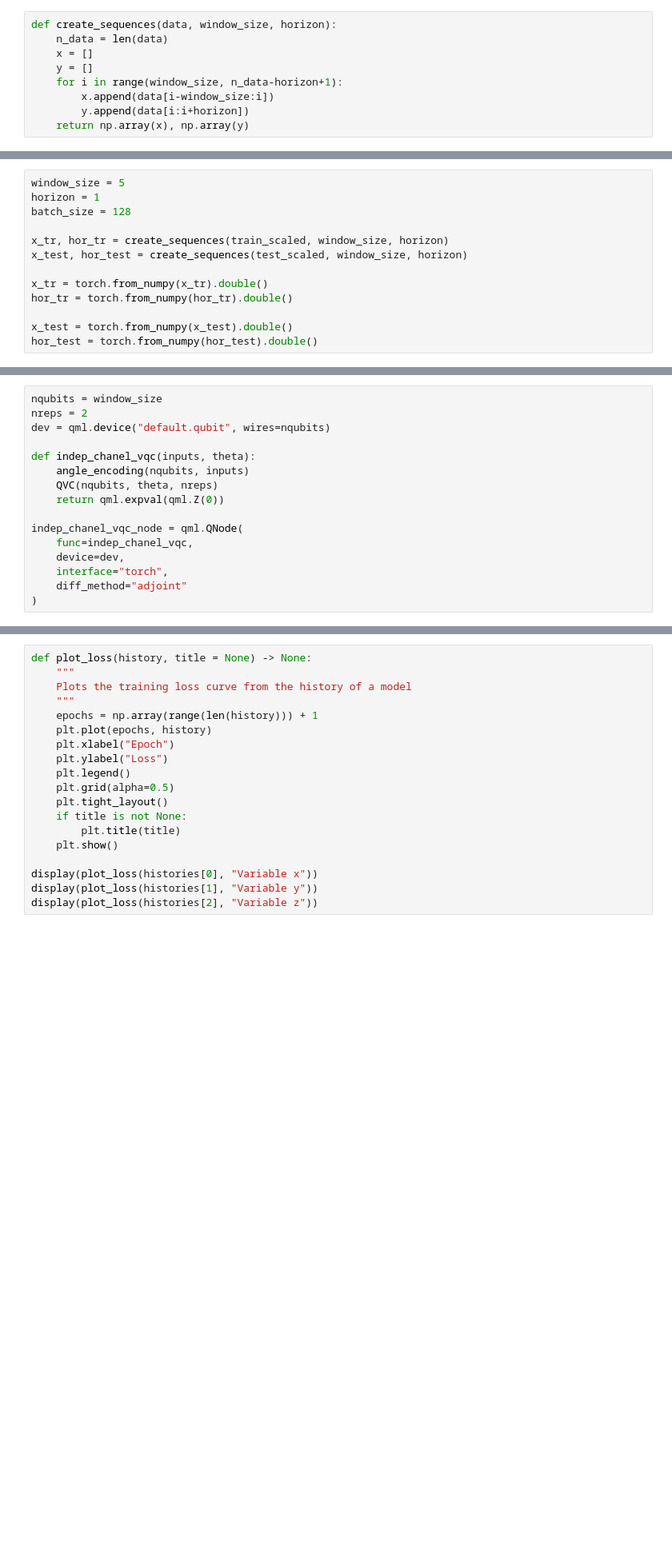
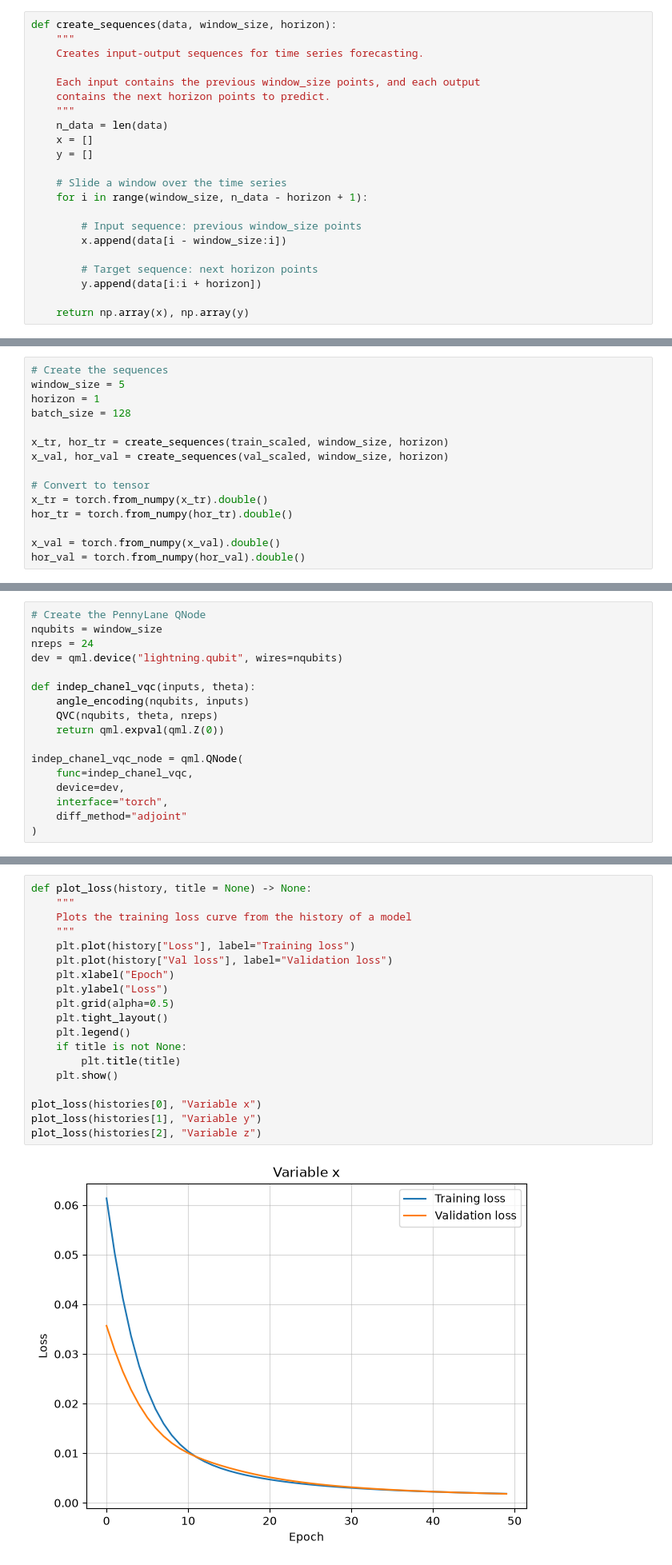
Before and after one commit to mariomeendezz/QML-for-multivariate-time-series-forecasting, a Jupyter notebook: main.ipynb, the cells around one changed output, grey strips where cells are left out. Shown at 80% size. Cells and saved outputs as stored; diff of their text form; blank space fills up the shorter version.

```diff
--- a/main.ipynb
+++ b/main.ipynb
@@ -82,11 +102,24 @@ plt.show()
 # %%
 def create_sequences(data, window_size, horizon):
+    """
+    Creates input-output sequences for time series forecasting.
+
+    Each input contains the previous window_size points, and each output
+    contains the next horizon points to predict.
+    """
     n_data = len(data)
     x = []
     y = []
-    for i in range(window_size, n_data-horizon+1):
-        x.append(data[i-window_size:i])
-        y.append(data[i:i+horizon])
+
+    # Slide a window over the time series
+    for i in range(window_size, n_data - horizon + 1):
+
+        # Input sequence: previous window_size points
+        x.append(data[i - window_size:i])
+
+        # Target sequence: next horizon points
+        y.append(data[i:i + horizon])
+
     return np.array(x), np.array(y)
 # %% [markdown]
 # Independent-chanel VQC
@@ -93,16 +144,18 @@ def create_sequences(data, window_size, horizon):
 # %%
+# Create the sequences
 window_size = 5
 horizon = 1
 batch_size = 128
 
 x_tr, hor_tr = create_sequences(train_scaled, window_size, horizon)
-x_test, hor_test = create_sequences(test_scaled, window_size, horizon)
+x_val, hor_val = create_sequences(val_scaled, window_size, horizon)
 
+# Convert to tensor
 x_tr = torch.from_numpy(x_tr).double()
 hor_tr = torch.from_numpy(hor_tr).double()
 
-x_test = torch.from_numpy(x_test).double()
-hor_test = torch.from_numpy(hor_test).double()
+x_val = torch.from_numpy(x_val).double()
+hor_val = torch.from_numpy(hor_val).double()
 # %%
 def create_channel_loader(x, y, channel, batch_size=128, shuffle=False):
     """
@@ -154,9 +208,10 @@ def QVC(nqubits: int, theta: list[float], reps: int) -> None:
         # Circular connection between last and first qubit
         qml.CNOT(wires=[nqubits-1, 0])
 # %%
+# Create the PennyLane QNode
 nqubits = window_size
-nreps = 2
-dev = qml.device("default.qubit", wires=nqubits)
+nreps = 24
+dev = qml.device("lightning.qubit", wires=nqubits)
 
 def indep_chanel_vqc(inputs, theta):
     angle_encoding(nqubits, inputs)
@@ -236,19 +390,21 @@ Epoch: 47 | Loss: 0.0474
 # %%
 def plot_loss(history, title = None) -> None:
     """
     Plots the training loss curve from the history of a model
     """
-    epochs = np.array(range(len(history))) + 1
-    plt.plot(epochs, history)
+    plt.plot(history["Loss"], label="Training loss")
+    plt.plot(history["Val loss"], label="Validation loss")
     plt.xlabel("Epoch")
     plt.ylabel("Loss")
-    plt.legend()
     plt.grid(alpha=0.5)
     plt.tight_layout()
+    plt.legend()
     if title is not None:
         plt.title(title)
     plt.show()
 
-display(plot_loss(histories[0], "Variable x"))
-display(plot_loss(histories[1], "Variable y"))
-display(plot_loss(histories[2], "Variable z"))
+plot_loss(histories[0], "Variable x")
+plot_loss(histories[1], "Variable y")
+plot_loss(histories[2], "Variable z")
+# %% [output]
+[figure, added]
```
Also changed, not shown: parts of 22 cells of this notebook.
